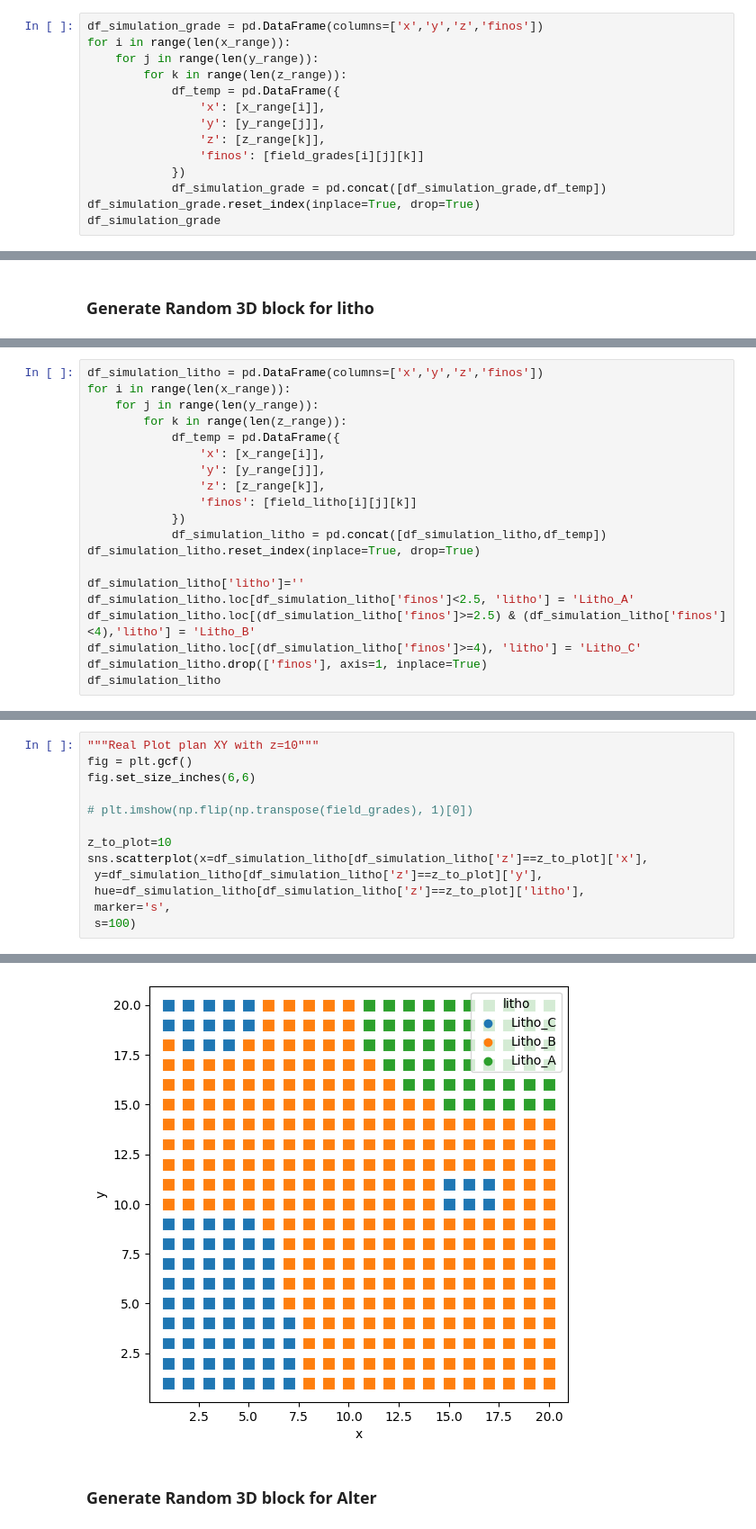
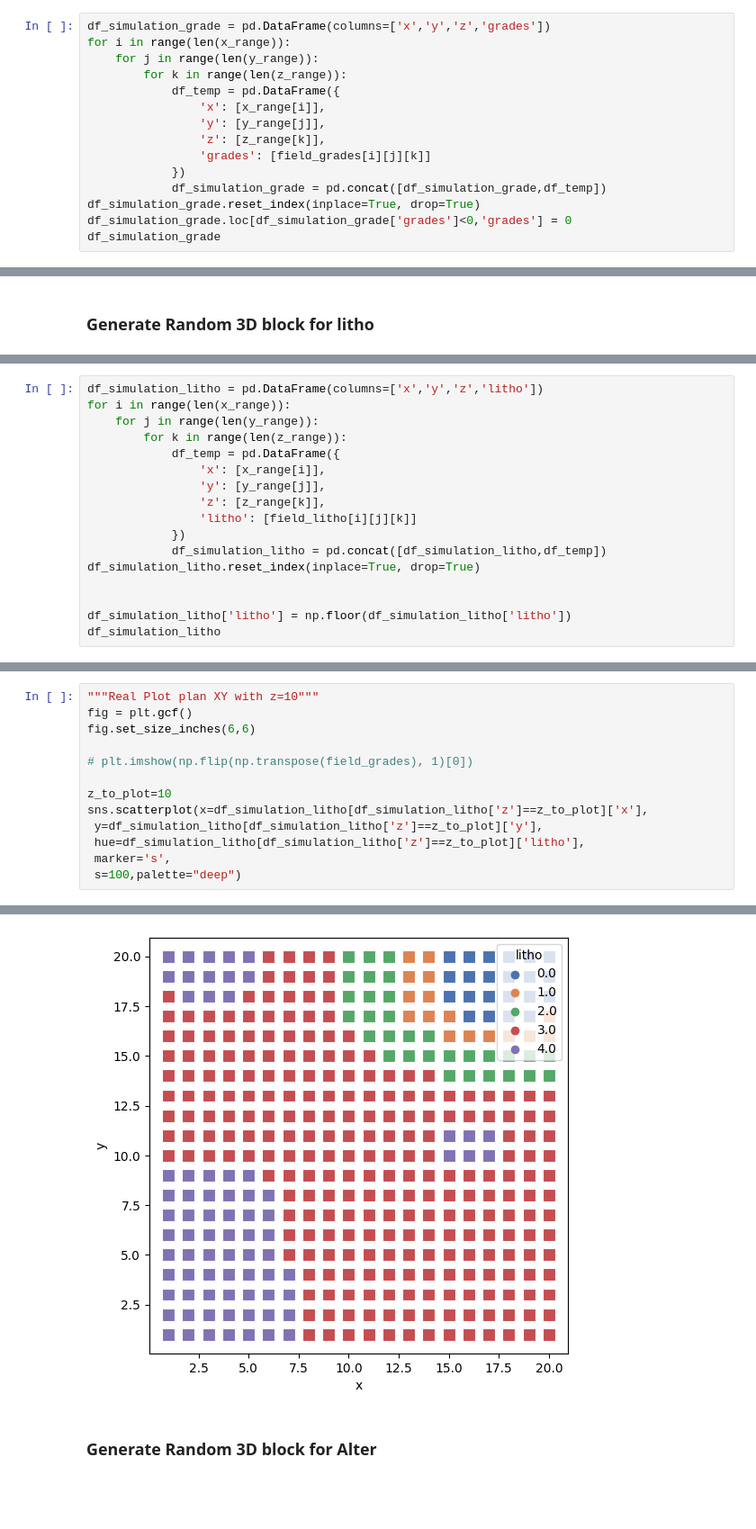
Before and after one commit to Yairama/mining-deposit-simulation, a Jupyter notebook: 01 simulator.ipynb, the cells around one changed output, grey strips where cells are left out. Shown at 90% size. Saved outputs shown, nothing was run; the diff lists cells and outputs as text; blank space fills up the shorter version.

```diff
--- a/01 simulator.ipynb
+++ b/01 simulator.ipynb
@@ -45,7 +45,7 @@ Falling back to a static output.
 # %% [markdown]
 ### Getting 3D coordinates from grade block
 # %%
-df_simulation_grade = pd.DataFrame(columns=['x','y','z','finos'])
+df_simulation_grade = pd.DataFrame(columns=['x','y','z','grades'])
 for i in range(len(x_range)):
     for j in range(len(y_range)):
         for k in range(len(z_range)):
@@ -53,9 +53,10 @@ for i in range(len(x_range)):
                 'x': [x_range[i]],
                 'y': [y_range[j]],
                 'z': [z_range[k]],
-                'finos': [field_grades[i][j][k]]
+                'grades': [field_grades[i][j][k]]
             })
             df_simulation_grade = pd.concat([df_simulation_grade,df_temp])
 df_simulation_grade.reset_index(inplace=True, drop=True)
+df_simulation_grade.loc[df_simulation_grade['grades']<0,'grades'] = 0
 df_simulation_grade
 # %% [output]
@@ -112,7 +113,7 @@ Falling back to a static output.
   warnings.warn(
 [figure]
 # %%
-df_simulation_litho = pd.DataFrame(columns=['x','y','z','finos'])
+df_simulation_litho = pd.DataFrame(columns=['x','y','z','litho'])
 for i in range(len(x_range)):
     for j in range(len(y_range)):
         for k in range(len(z_range)):
@@ -120,16 +121,13 @@ for i in range(len(x_range)):
                 'x': [x_range[i]],
                 'y': [y_range[j]],
                 'z': [z_range[k]],
-                'finos': [field_litho[i][j][k]]
+                'litho': [field_litho[i][j][k]]
             })
             df_simulation_litho = pd.concat([df_simulation_litho,df_temp])
 df_simulation_litho.reset_index(inplace=True, drop=True)
 
-df_simulation_litho['litho']=''
-df_simulation_litho.loc[df_simulation_litho['finos']<2.5, 'litho'] = 'Litho_A'
-df_simulation_litho.loc[(df_simulation_litho['finos']>=2.5) & (df_simulation_litho['finos']<4),'litho'] = 'Litho_B'
-df_simulation_litho.loc[(df_simulation_litho['finos']>=4), 'litho'] = 'Litho_C'
-df_simulation_litho.drop(['finos'], axis=1, inplace=True)
+
+df_simulation_litho['litho'] = np.floor(df_simulation_litho['litho'])
 df_simulation_litho
 # %% [output]
 |  | x | y | z | litho |
@@ -148,19 +146,19 @@ df_simulation_litho
 # %%
 """Real Plot plan XY with z=10"""
 fig = plt.gcf()
 fig.set_size_inches(6,6)
 
 # plt.imshow(np.flip(np.transpose(field_grades), 1)[0])
 
 z_to_plot=10
 sns.scatterplot(x=df_simulation_litho[df_simulation_litho['z']==z_to_plot]['x'],
  y=df_simulation_litho[df_simulation_litho['z']==z_to_plot]['y'],
  hue=df_simulation_litho[df_simulation_litho['z']==z_to_plot]['litho'],
  marker='s',
- s=100)
+ s=100,palette="deep")
 # %% [output]
 <AxesSubplot:xlabel='x', ylabel='y'>
-[figure, old version]
+[figure, new version]
 # %% [markdown]
 ### Generate Random 3D block for Alter
 # %%
```
Also changed, not shown: parts of 10 cells of this notebook, 2 other files.
